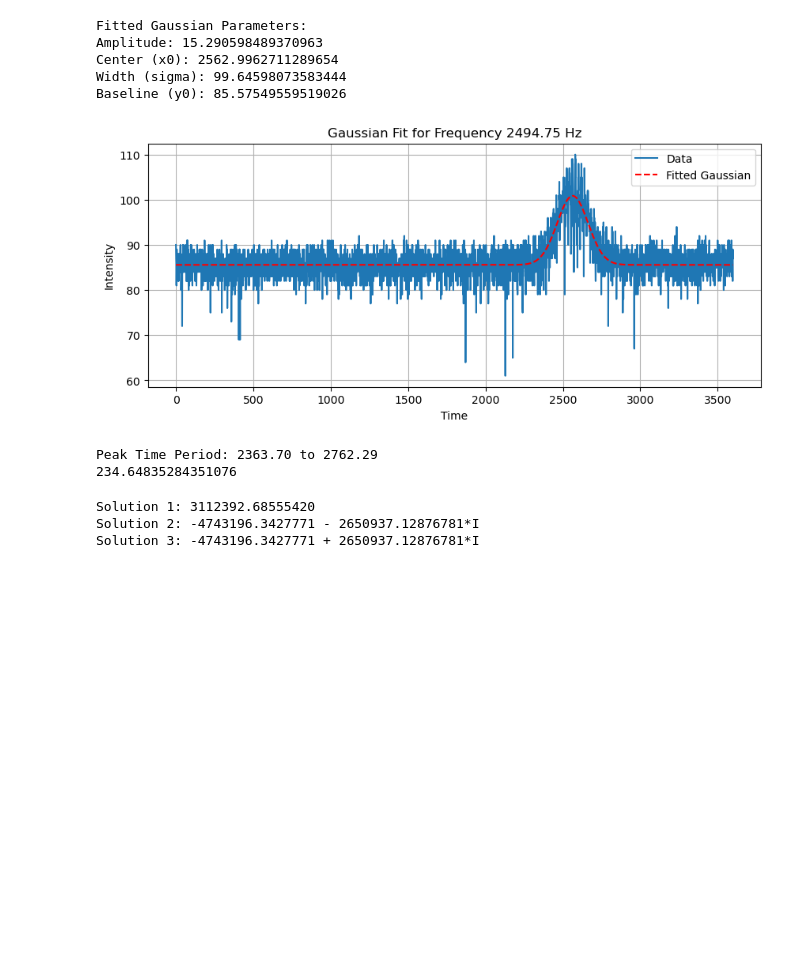
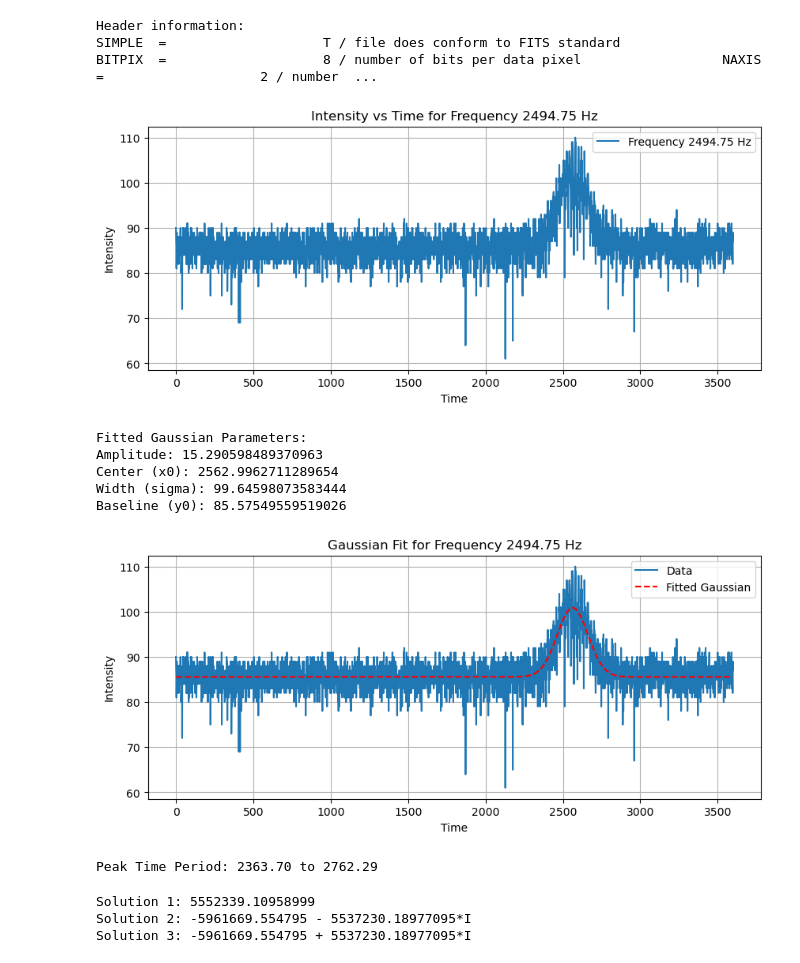
Before and after one commit to muellvin/radio-interferometry, a Jupyter notebook: data_sat.ipynb, the cells around one changed output. Cells and saved outputs as stored; diff of their text form; code cells hidden in the pictures; blank space fills up the shorter version.

```diff
--- a/data_sat.ipynb
+++ b/data_sat.ipynb
@@ -1,32 +1,46 @@
 # %%
 # Import necessary libraries
 from astropy.io import fits
 import matplotlib.pyplot as plt
 import numpy as np
 
 # Load the .fits file
 file_path = "sat_interest_25/ETH_20250108_004500_01.fit"  # Replace with your actual file path
 hdul = fits.open(file_path)
 
 # Display the header information (optional)
-#print("Header information:")
-#print(hdul[0].header)
+print("Header information:")
+print(hdul[0].header)
 
 # Access the data (assuming it's a 2D array with shape [frequency, time])
 data = hdul[0].data
 
 # Extract frequency and time from header (if provided)
 # You may need to adjust these keys based on your file
 freq_axis = np.arange(data.shape[0])  # Dummy frequency axis if not provided
 freq_axis = hdul[1].data[0][1]
 time_axis = np.arange(data.shape[1])  # Dummy time axis if not provided
 
 # Close the file
 hdul.close()
 
 # Choose a specific frequency index (modify as needed)
 frequency_index = 79  # Example: choose the 50th frequency; adjust as per your data
 chosen_frequency = freq_axis[frequency_index]  # Get the actual frequency value if freq_axis is defined
+
+# Plot the intensity of the chosen frequency over time
+plt.figure(figsize=(10, 4))
+plt.plot(time_axis, data[frequency_index, :], label=f'Frequency {chosen_frequency} Hz')
+plt.xlabel('Time')
+plt.ylabel('Intensity')
+plt.title(f'Intensity vs Time for Frequency {chosen_frequency} Hz')
+plt.legend()
+plt.grid(True)
+plt.show()
+# %% [output]
+Header information:
+SIMPLE  =                    T / file does conform to FITS standard             BITPIX  =                    8 / number of bits per data pixel                  NAXIS   =                    2 / number  ...
+[figure, added]
 # %%
 from scipy.optimize import curve_fit
 
@@ -69,9 +83,7 @@ plt.show()
 start_time = x0_fit - 2 * sigma_fit
 end_time = x0_fit + 2 * sigma_fit
 print(f"Peak Time Period: {start_time:.2f} to {end_time:.2f}")
-dT = 2*np.sqrt(2*np.log(2))*sigma_fit # FWHM
-
-print(dT)
+dT = 2*np.sqrt(2*np.log(2))*sigma_fit
 # %% [output]
 Fitted Gaussian Parameters:
 Amplitude: 15.290598489370963
@@ -80,7 +92,6 @@ Width (sigma): 99.64598073583444
 Baseline (y0): 85.57549559519026
 [figure]
 Peak Time Period: 2363.70 to 2762.29
-234.64835284351076
 # %%
 import sympy as sp
 
@@ -88,10 +99,10 @@ import sympy as sp
 r= sp.symbols('r')
 
 # Constants (with units converted where necessary)
-R = 6374 * 1000  # Radius of the Earth in meters
+R = 6371 * 1000  # Radius of the Earth in meters
 G = 6.67430e-11  # Gravitational constant in m^3 kg^-1 s^-2
 M = 5.972e24  # Mass of the Earth in kg
-a = 2*(14 * 0.01745329) # Beam angle in radians
+a = 14 * 0.01745329 # Beam angle in radians
 t = dT
 
 # Define the equation
@@ -104,6 +115,6 @@ solutions = sp.solve(equation, r)
 for i, sol in enumerate(solutions):
     print(f"Solution {i + 1}: {sol}")
 # %% [output]
-Solution 1: 3112392.68555420
-Solution 2: -4743196.3427771 - 2650937.12876781*I
-Solution 3: -4743196.3427771 + 2650937.12876781*I
+Solution 1: 5552339.10958999
+Solution 2: -5961669.554795 - 5537230.18977095*I
+Solution 3: -5961669.554795 + 5537230.18977095*I
```
Also changed, not shown: parts of 4 cells of this notebook.
